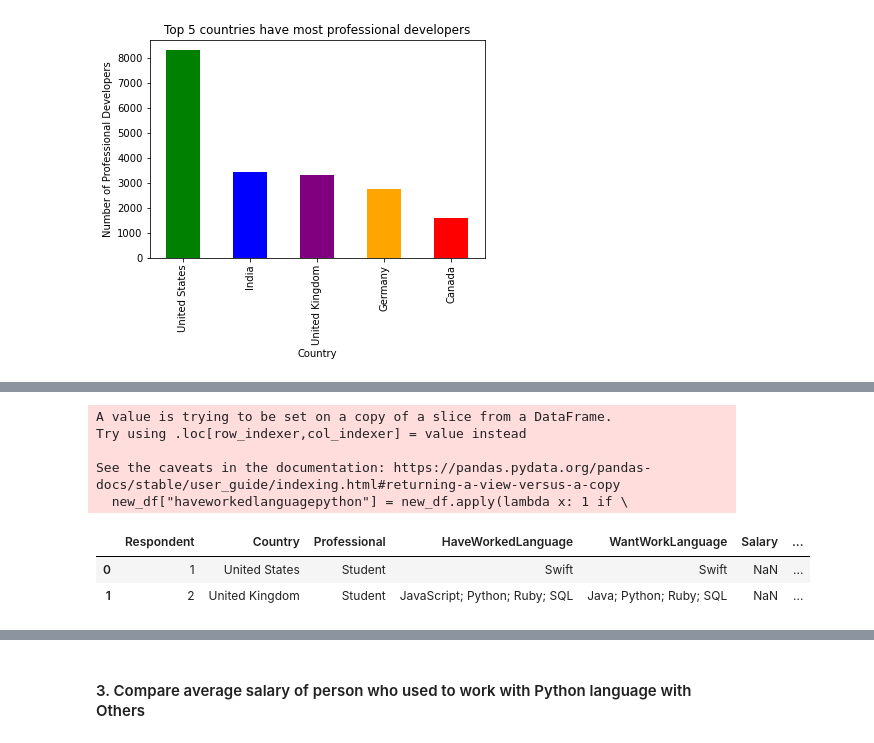
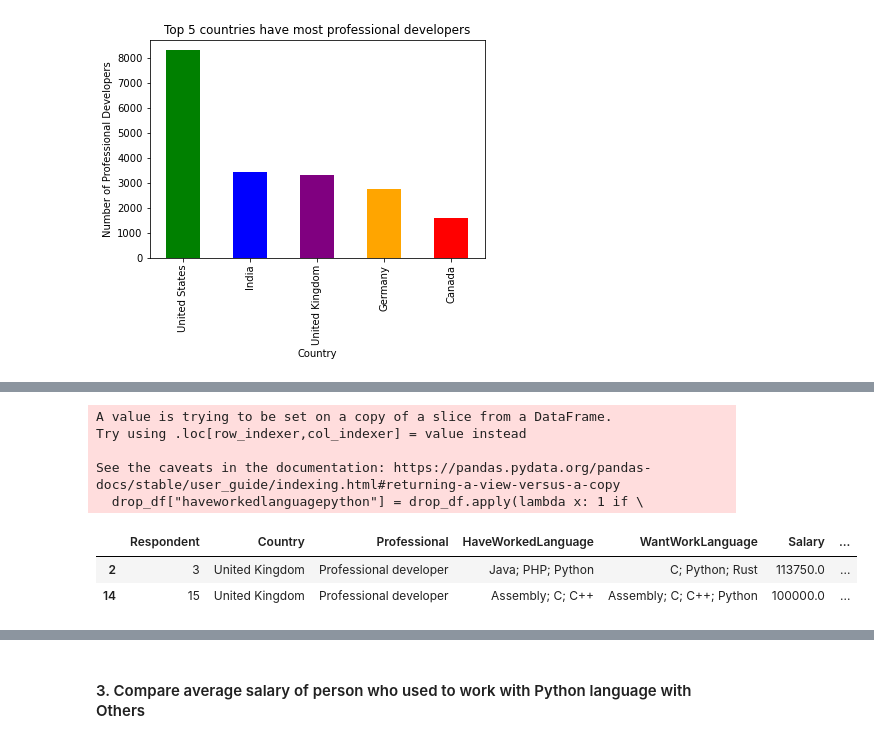
Before and after one commit to phucht95/ds-udacity-blog-post, a Jupyter notebook: CRISP_DM_Process.ipynb, the cells around one changed output, grey strips where cells are left out. Cells and saved outputs as stored; diff of their text form; code cells hidden in the pictures.

```diff
--- a/CRISP_DM_Process.ipynb
+++ b/CRISP_DM_Process.ipynb
@@ -39,0 +108,2 @@ get_description(df.columns[1])
+# %%
+drop_df = new_df.dropna(axis=0)
@@ -76,18 +162,18 @@ ques1_df[:5].plot(kind="bar", title="Top 5 countries have most professional deve
 </tr>
     </table>
 # %%
-new_df["haveworkedlanguagepython"] = new_df.apply(lambda x: 1 if \
+drop_df["haveworkedlanguagepython"] = drop_df.apply(lambda x: 1 if \
         "Python" in str(x["HaveWorkedLanguage"]) else 0, axis=1)
 # %% [output]
 A value is trying to be set on a copy of a slice from a DataFrame.
 Try using .loc[row_indexer,col_indexer] = value instead
 
 See the caveats in the documentation: https://pandas.pydata.org/pandas-docs/stable/user_guide/indexing.html#returning-a-view-versus-a-copy
-  new_df["haveworkedlanguagepython"] = new_df.apply(lambda x: 1 if \
+  drop_df["haveworkedlanguagepython"] = drop_df.apply(lambda x: 1 if \
 # %%
-new_df.head(2)
+drop_df.head(2)
 # %% [output]
 |  | Respondent | Country | Professional | HaveWorkedLanguage | WantWorkLanguage | Salary | ... |
-| 0 | 1 | United States | Student | Swift | Swift | NaN | ... |
-| 1 | 2 | United Kingdom | Student | JavaScript; Python; Ruby; SQL | Java; Python; Ruby; SQL | NaN | ... |
+| 2 | 3 | United Kingdom | Professional developer | Java; PHP; Python | C; Python; Rust | 113750.0 | ... |
+| 14 | 15 | United Kingdom | Professional developer | Assembly; C; C++ | Assembly; C; C++; Python | 100000.0 | ... |
 # %%
```
Also changed, not shown: parts of 27 cells of this notebook, 7 other files.
